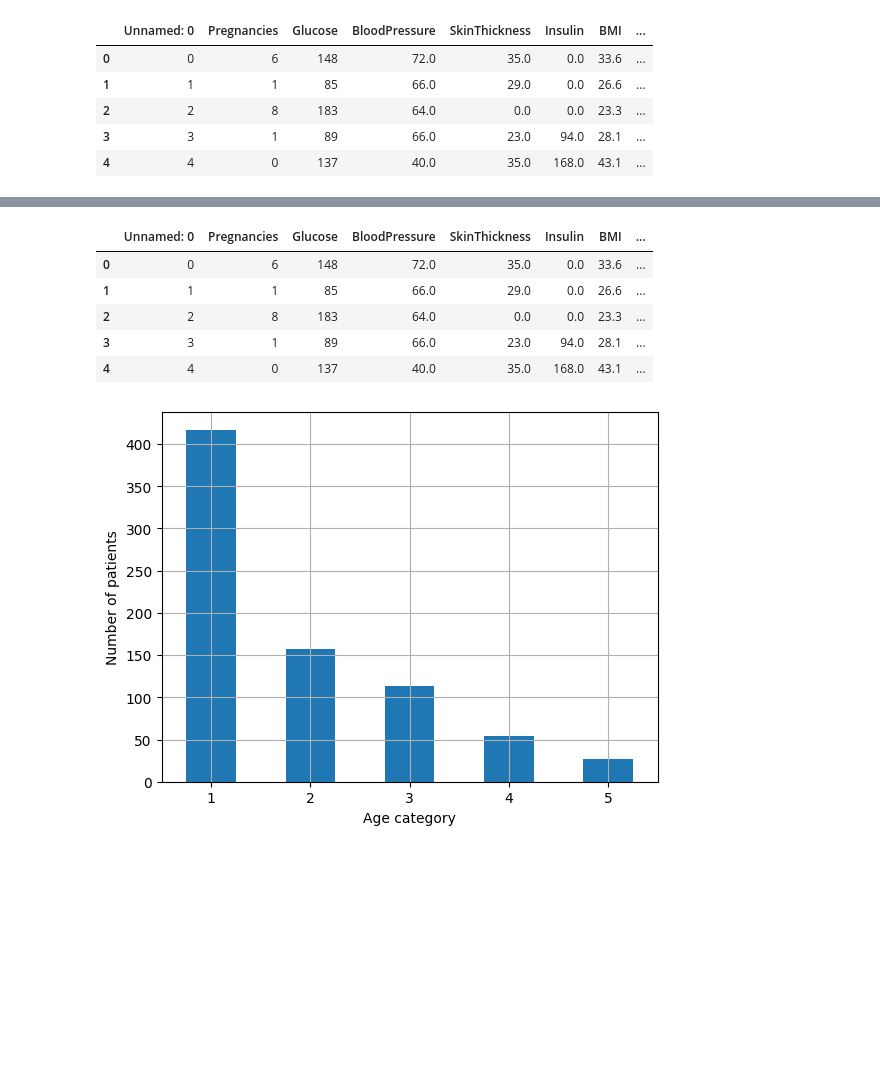
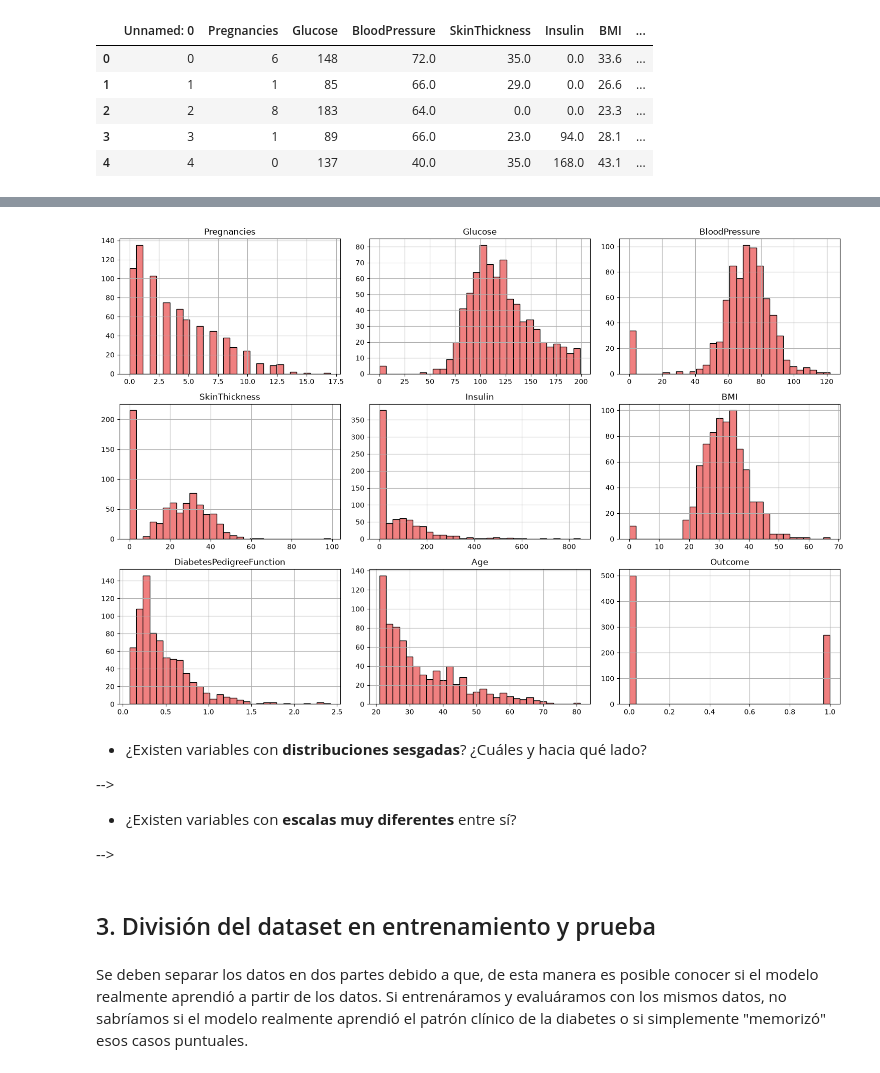
Before and after one commit to LuciaSaravia/Aprendizaje-Automatico, a Jupyter notebook: Tp1.ipynb, the cells around one changed output, grey strips where cells are left out. Cells and saved outputs as stored; diff of their text form; code cells hidden in the pictures; blank space fills up the shorter version.

```diff
--- a/Tp1.ipynb
+++ b/Tp1.ipynb
@@ -58,17 +103,0 @@ _ = df_diabetes["Age"].hist(bins=50, color='skyblue', edgecolor='k', figsize=(7,
-# %%
-df_diabetes["age_cat"] = pd.cut(df_diabetes["Age"], bins=[20, 30, 40, 50, 60, np.inf], labels=[1, 2, 3, 4, 5])
-df_diabetes.head()
-# %% [output]
-|  | Unnamed: 0 | Pregnancies | Glucose | BloodPressure | SkinThickness | Insulin | BMI | ... |
-| 0 | 0 | 6 | 148 | 72.0 | 35.0 | 0.0 | 33.6 | ... |
-| 1 | 1 | 1 | 85 | 66.0 | 29.0 | 0.0 | 26.6 | ... |
-| 2 | 2 | 8 | 183 | 64.0 | 0.0 | 0.0 | 23.3 | ... |
-| 3 | 3 | 1 | 89 | 66.0 | 23.0 | 94.0 | 28.1 | ... |
-| 4 | 4 | 0 | 137 | 40.0 | 35.0 | 168.0 | 43.1 | ... |
-# %%
-df_diabetes["age_cat"].value_counts().sort_index().plot.bar(rot=0)
-plt.xlabel("Age category")
-plt.ylabel("Number of patients")
-_ = plt.grid()
-# %% [output]
-[figure, removed]
@@ -82,0 +104,17 @@ for set_ in (train_set, test_set):
+# %%
+df_diabetes.hist(bins=30, figsize=(15, 10), edgecolor="k", color= "lightcoral") #Genera histogramas para cada atributo del dataset
+plt.tight_layout()
+plt.show()
+# %% [output]
+[figure, added]
+# %% [markdown]
+- ¿Existen variables con **distribuciones sesgadas**? ¿Cuáles y hacia qué lado?
+
+-->
+- ¿Existen variables con **escalas muy diferentes** entre sí?
+
+-->
+# %% [markdown]
+## 3. División del dataset en entrenamiento y prueba
+# %% [markdown]
+Se deben separar los datos en dos partes debido a que, de esta manera es posible conocer si el modelo realmente aprendió a partir de los datos. Si entrenáramos y evaluáramos con los mismos datos, no sabríamos si el modelo realmente aprendió el patrón clínico de la diabetes o si simplemente "memorizó" esos casos puntuales.
```
Also changed, not shown: parts of 20 cells of this notebook.
